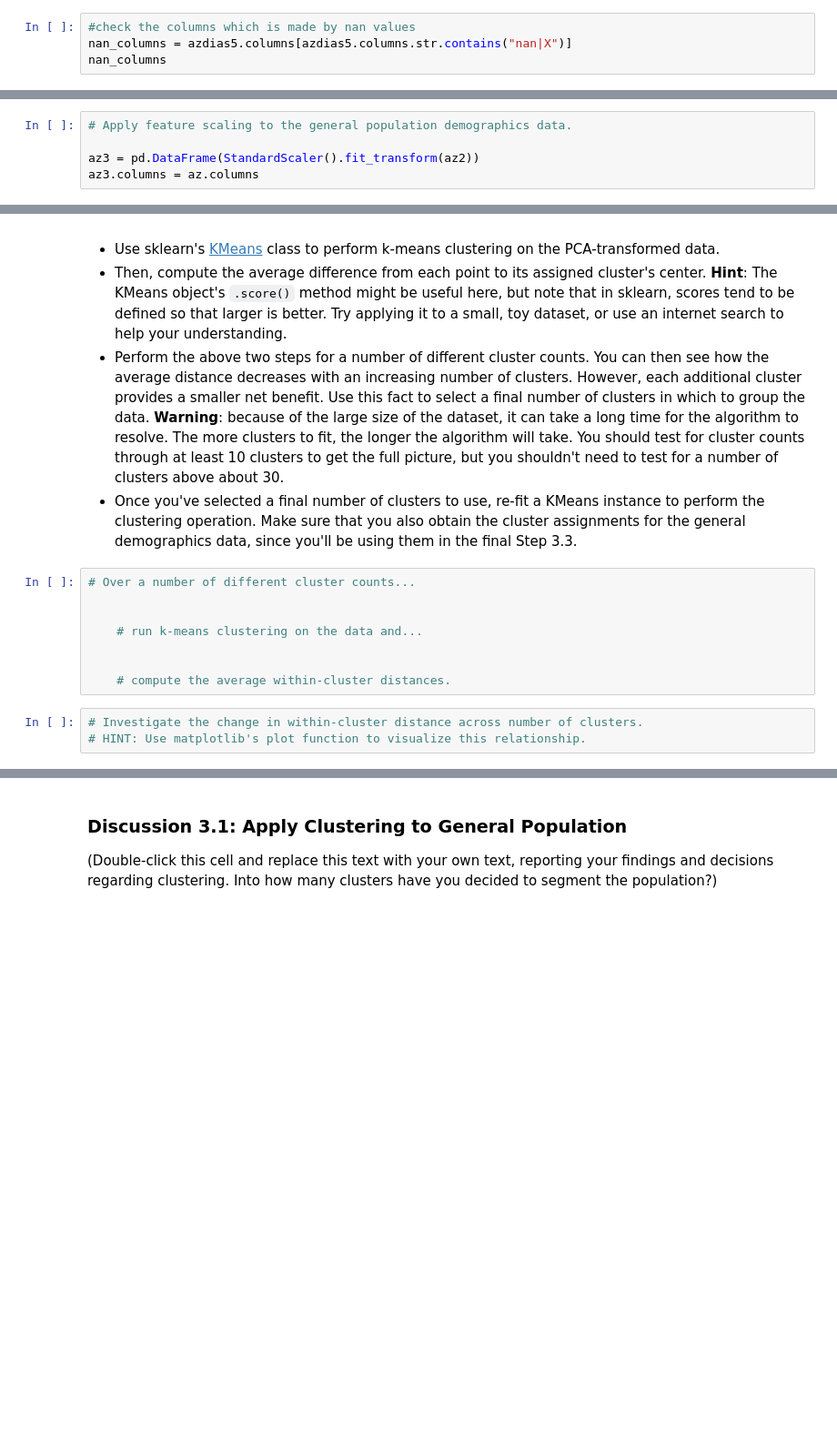
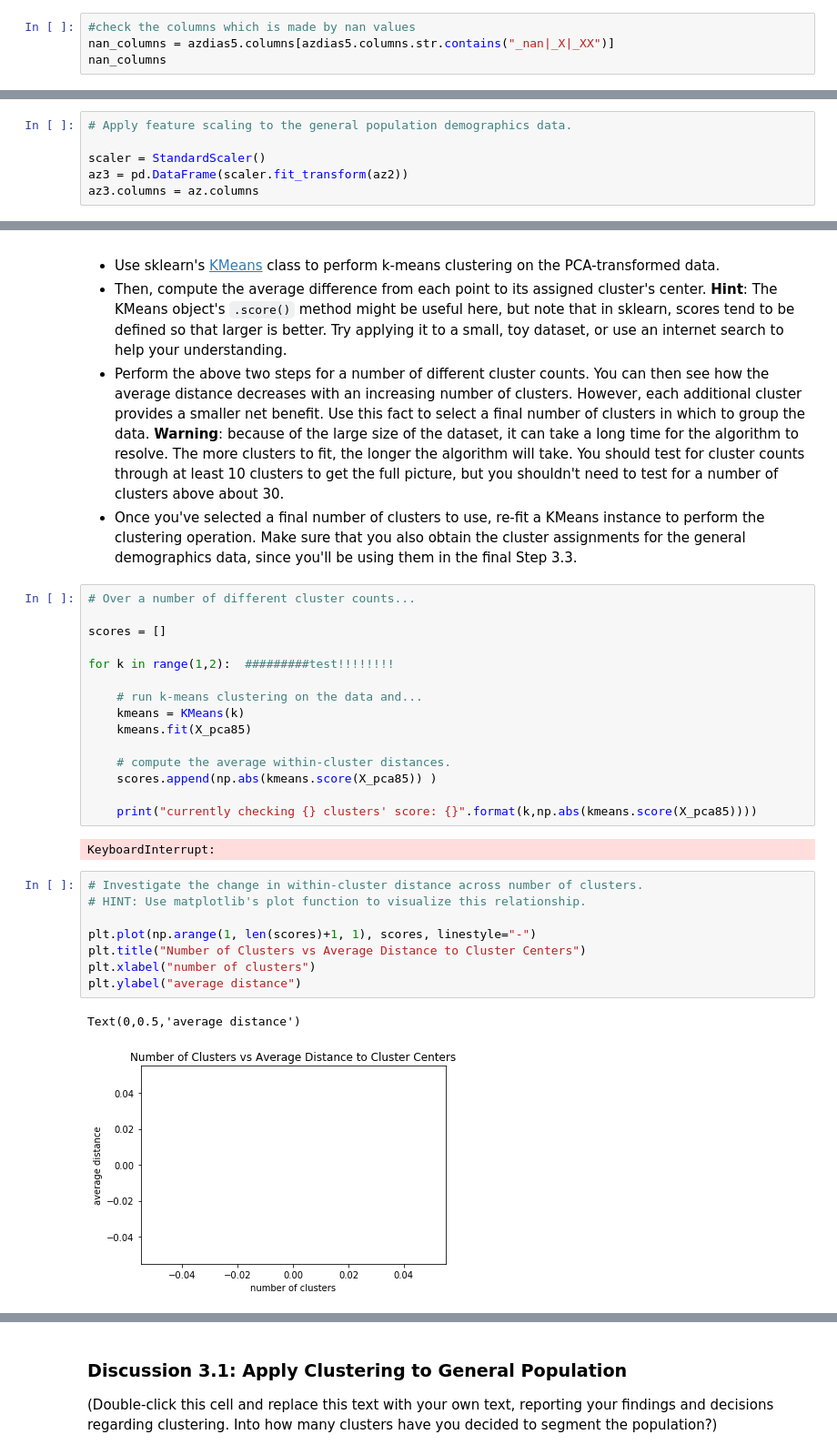
Before and after one commit to kudojp/IdentifyCustomerSegments, a Jupyter notebook: Identify_Customer_Segments.ipynb, the cells around one changed output, grey strips where cells are left out. Shown: that part at 91% size. Drawn from its saved outputs; the diff is of its cells as text; blank space fills up the shorter version.

```diff
--- a/Identify_Customer_Segments.ipynb
+++ b/Identify_Customer_Segments.ipynb
@@ -503,6 +504,6 @@ for category in multi_category:
         print(category, azdias5[category].dtype,e)
 # %%
 #check the columns which is made by nan values
-nan_columns = azdias5.columns[azdias5.columns.str.contains("nan|X")]
+nan_columns = azdias5.columns[azdias5.columns.str.contains("_nan|_X|_XX")]
 nan_columns
 # %% [output]
@@ -796,7 +799,8 @@ az2.columns = az.columns
 # %%
 # Apply feature scaling to the general population demographics data.
 
-az3 = pd.DataFrame(StandardScaler().fit_transform(az2))
+scaler = StandardScaler()
+az3 = pd.DataFrame(scaler.fit_transform(az2))
 az3.columns = az.columns
 # %%
 az3.describe()
@@ -1095,14 +1098,31 @@ You've assessed and cleaned the demographics data, then scaled and transformed t
 # %%
 # Over a number of different cluster counts...
 
+scores = []
+
+for k in range(1,2):  #########test!!!!!!!!
 
     # run k-means clustering on the data and...
-
+    kmeans = KMeans(k)
+    kmeans.fit(X_pca85)
 
     # compute the average within-cluster distances.
+    scores.append(np.abs(kmeans.score(X_pca85)) )
+
+    print("currently checking {} clusters' score: {}".format(k,np.abs(kmeans.score(X_pca85))))
+# %% [output]
+KeyboardInterrupt:
 # %%
 # Investigate the change in within-cluster distance across number of clusters.
 # HINT: Use matplotlib's plot function to visualize this relationship.
+
+plt.plot(np.arange(1, len(scores)+1, 1), scores, linestyle="-")
+plt.title("Number of Clusters vs Average Distance to Cluster Centers")
+plt.xlabel("number of clusters")
+plt.ylabel("average distance")
+# %% [output]
+Text(0,0.5,'average distance')
+[figure, added]
 # %%
 # Re-fit the k-means model with the selected number of clusters and obtain
 # cluster predictions for the general population demographics data.
```
Also changed, not shown: parts of 38 cells of this notebook.
